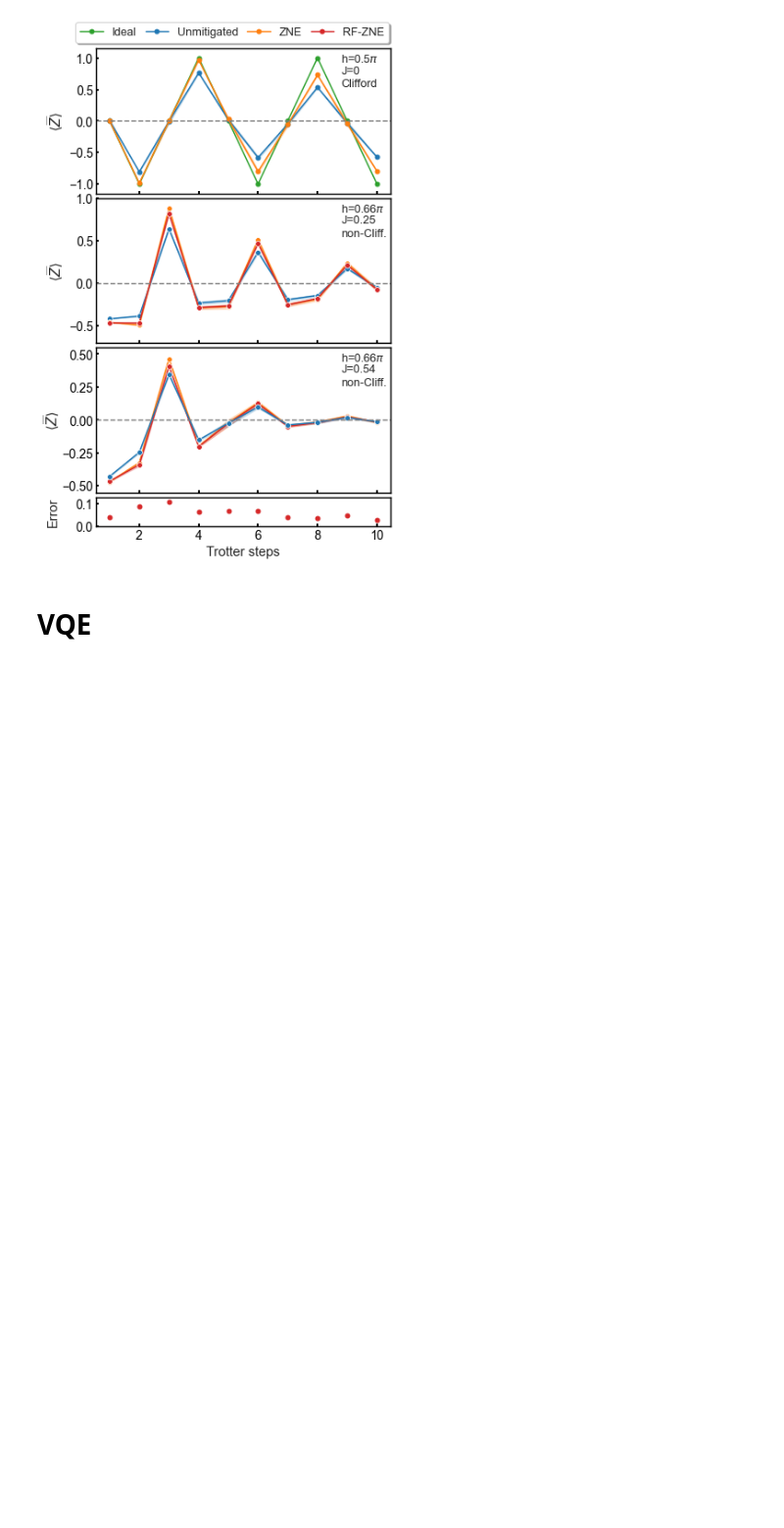
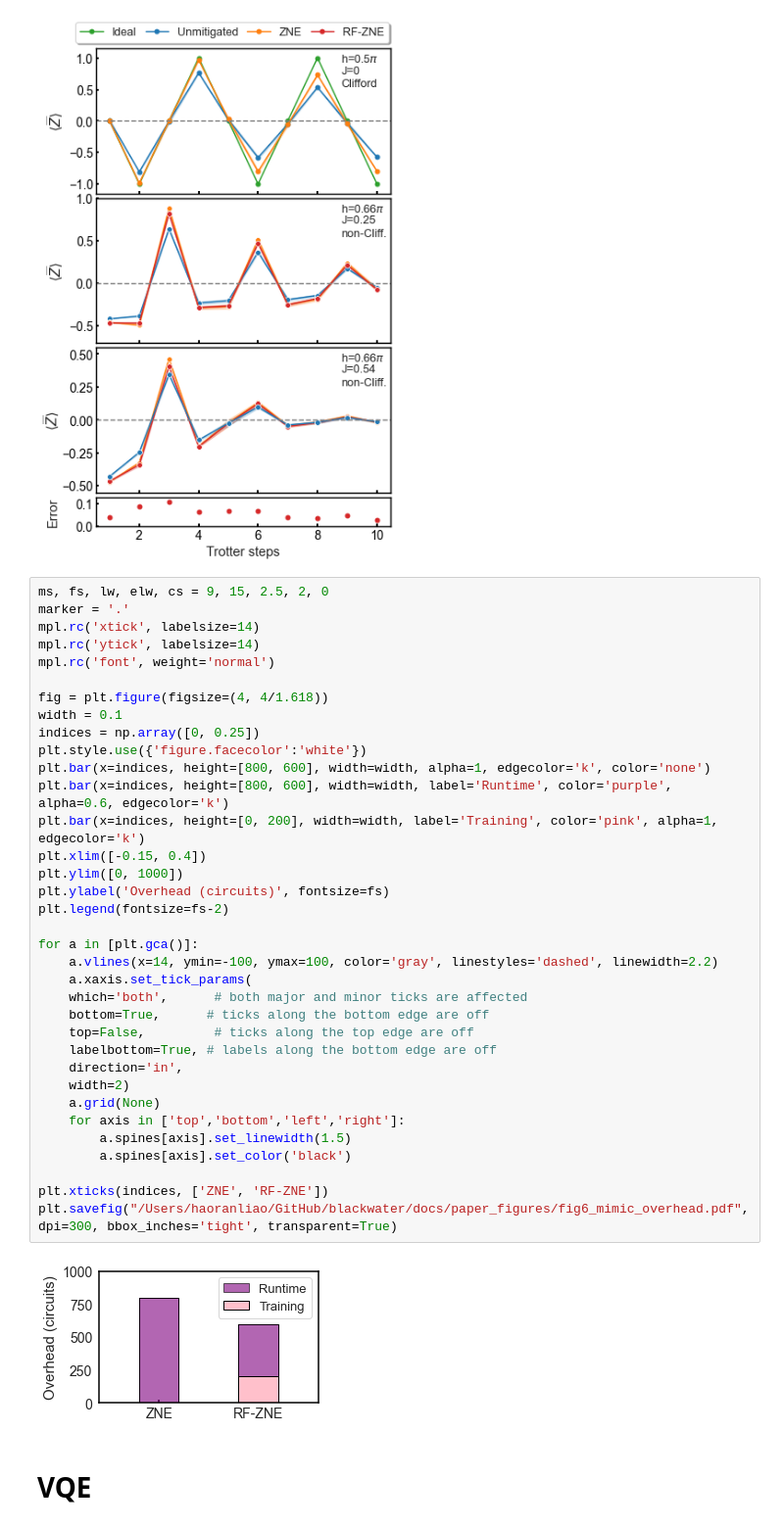
Before and after one commit to qiskit-community/ml-qem, a Jupyter notebook: docs/paper_figures/plot.ipynb, the cells around one changed output. Shown at 98% size. Saved outputs shown, nothing was run; the diff lists cells and outputs as text; blank space fills up the shorter version.

```diff
--- a/docs/paper_figures/plot.ipynb
+++ b/docs/paper_figures/plot.ipynb
@@ -1365,6 +1402,43 @@ plt.savefig("/Users/haoranliao/GitHub/blackwater/docs/paper_figures/fig6_mimic.p
 plt.show()
 # %% [output]
 [figure]
+# %%
+ms, fs, lw, elw, cs = 9, 15, 2.5, 2, 0
+marker = '.'
+mpl.rc('xtick', labelsize=14)
+mpl.rc('ytick', labelsize=14)
+mpl.rc('font', weight='normal')
+
+fig = plt.figure(figsize=(4, 4/1.618))
+width = 0.1
+indices = np.array([0, 0.25])
+plt.style.use({'figure.facecolor':'white'})
+plt.bar(x=indices, height=[800, 600], width=width, alpha=1, edgecolor='k', color='none')
+plt.bar(x=indices, height=[800, 600], width=width, label='Runtime', color='purple', alpha=0.6, edgecolor='k')
+plt.bar(x=indices, height=[0, 200], width=width, label='Training', color='pink', alpha=1, edgecolor='k')
+plt.xlim([-0.15, 0.4])
+plt.ylim([0, 1000])
+plt.ylabel('Overhead (circuits)', fontsize=fs)
+plt.legend(fontsize=fs-2)
+
+for a in [plt.gca()]:
+    a.vlines(x=14, ymin=-100, ymax=100, color='gray', linestyles='dashed', linewidth=2.2)
+    a.xaxis.set_tick_params(
+    which='both',      # both major and minor ticks are affected
+    bottom=True,      # ticks along the bottom edge are off
+    top=False,         # ticks along the top edge are off
+    labelbottom=True, # labels along the bottom edge are off
+    direction='in',
+    width=2)
+    a.grid(None)
+    for axis in ['top','bottom','left','right']:
+        a.spines[axis].set_linewidth(1.5)
+        a.spines[axis].set_color('black')
+
+plt.xticks(indices, ['ZNE', 'RF-ZNE'])
+plt.savefig("/Users/haoranliao/GitHub/blackwater/docs/paper_figures/fig6_mimic_overhead.pdf", dpi=300, bbox_inches='tight', transparent=True)
+# %% [output]
+[figure, added]
 # %% [markdown]
 # VQE
 # %%
```
Also changed, not shown: parts of 2 cells of this notebook, 9 other files.
